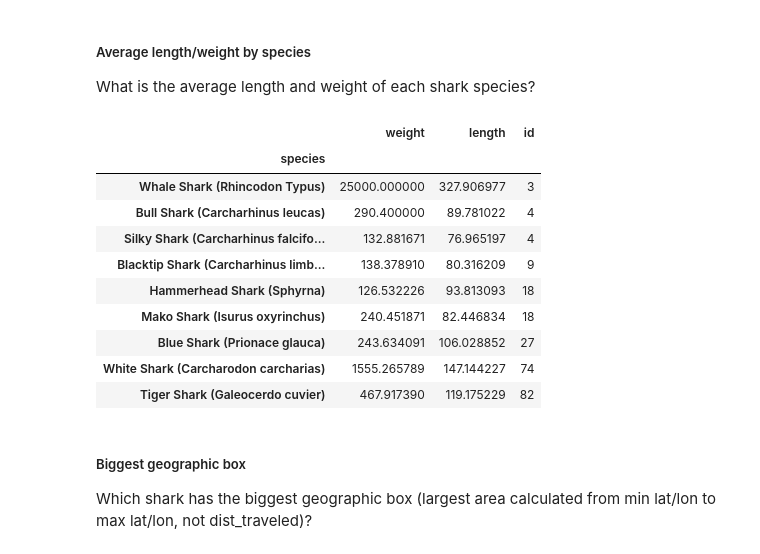
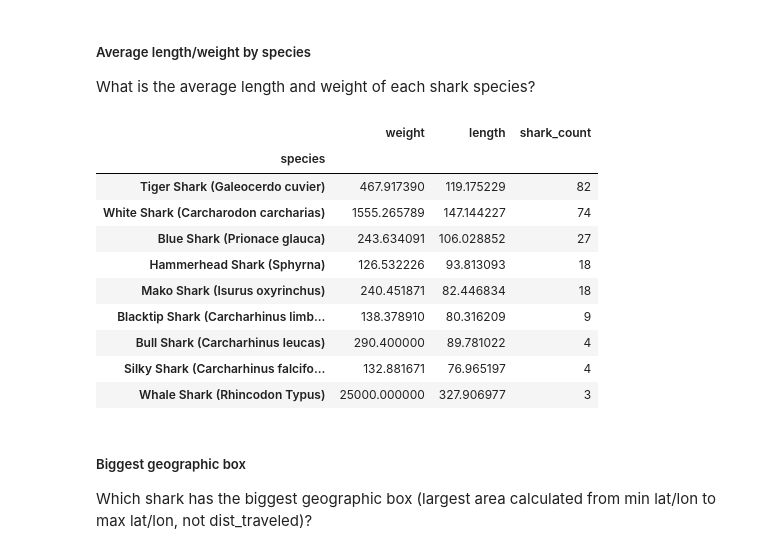
Before and after one commit to botwranglers/ocearch, a Jupyter notebook: solutions/Intermediate Challenge answers.ipynb, the cells around one changed output. Drawn from its saved outputs; the diff is of its cells as text; code cells hidden in the pictures.

```diff
--- a/solutions/Intermediate Challenge answers.ipynb
+++ b/solutions/Intermediate Challenge answers.ipynb
@@ -62,6 +63,9 @@ def clean_length(value):
 df['weight'] = df.weight.apply(clean_weight)
 df['length'] = df.length.apply(clean_length)
 df['datetime'] = pd.to_datetime(df.datetime)
+
+numeric_cols = ['latitude', 'longitude', 'dist_total', 'weight', 'length']
+df[numeric_cols] = df[numeric_cols].apply(pd.to_numeric, axis=1)
 df.head()
 # %% [output]
 |  | active | datetime | id | latitude | longitude | name | gender | species | weight | length | tagDate | ... |
@@ -185,19 +200,22 @@ Name: id, dtype: int64
 ##### Average length/weight by species
 What is the average length and weight of each shark species?
 # %%
-df.groupby('species').agg({'weight' : 'mean', 'length' : 'mean', 'id' : 'nunique'}).sort_values('id')
+groups = df.groupby('species').agg({'weight' : 'mean',
+                                    'length' : 'mean',
+                                    'id' : 'nunique'})
+groups.rename(columns={'id' : 'shark_count'}).sort_values('shark_count', ascending=False)
 # %% [output]
-|  | weight | length | id |
+|  | weight | length | shark_count |
 | species |  |  |  |
-| Whale Shark (Rhincodon Typus) | 25000.000000 | 327.906977 | 3 |
+| Tiger Shark (Galeocerdo cuvier) | 467.917390 | 119.175229 | 82 |
+| White Shark (Carcharodon carcharias) | 1555.265789 | 147.144227 | 74 |
+| Blue Shark (Prionace glauca) | 243.634091 | 106.028852 | 27 |
+| Hammerhead Shark (Sphyrna) | 126.532226 | 93.813093 | 18 |
+| Mako Shark (Isurus oxyrinchus) | 240.451871 | 82.446834 | 18 |
+| Blacktip Shark (Carcharhinus limb... | 138.378910 | 80.316209 | 9 |
 | Bull Shark (Carcharhinus leucas) | 290.400000 | 89.781022 | 4 |
 | Silky Shark (Carcharhinus falcifo... | 132.881671 | 76.965197 | 4 |
-| Blacktip Shark (Carcharhinus limb... | 138.378910 | 80.316209 | 9 |
-| Hammerhead Shark (Sphyrna) | 126.532226 | 93.813093 | 18 |
-| Mako Shark (Isurus oxyrinchus) | 240.451871 | 82.446834 | 18 |
-| Blue Shark (Prionace glauca) | 243.634091 | 106.028852 | 27 |
-| White Shark (Carcharodon carcharias) | 1555.265789 | 147.144227 | 74 |
-| Tiger Shark (Galeocerdo cuvier) | 467.917390 | 119.175229 | 82 |
+| Whale Shark (Rhincodon Typus) | 25000.000000 | 327.906977 | 3 |
 # %% [markdown]
 ##### Biggest geographic box
 Which shark has the biggest geographic box (largest area calculated from min lat/lon to max lat/lon, not dist_traveled)?
```
Also changed, not shown: parts of 24 cells of this notebook, 5 other files.
